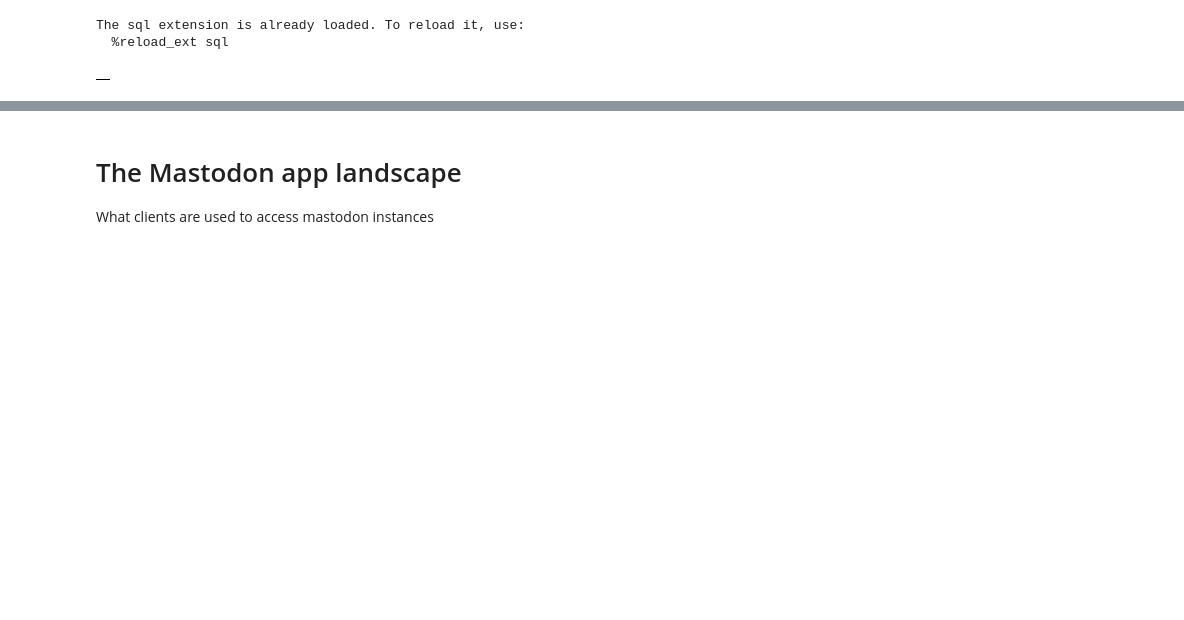
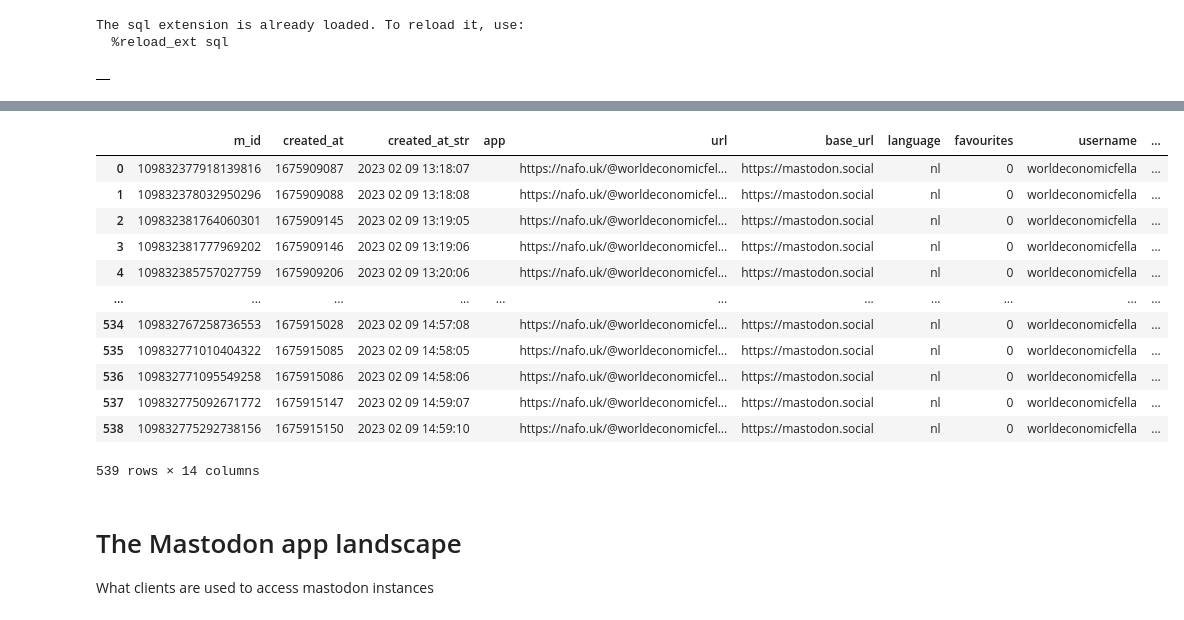
Before and after one commit to saubury/mastodon-stream, a Jupyter notebook: notebooks/mastodon-analysis.ipynb, the cells around one changed output, grey strips where cells are left out. Saved outputs shown, nothing was run; the diff lists cells and outputs as text; code cells hidden in the pictures; blank space fills up the shorter version.

Commit message:
Data analysis and images

```diff
--- a/notebooks/mastodon-analysis.ipynb
+++ b/notebooks/mastodon-analysis.ipynb
@@ -64,3 +61,24 @@ from mastodon_toot_raw mr left outer join language ln on (mr.language = ln.lang_
+# %%
+%%sql
+
+select *
+from  read_parquet('../data_tmp/mastodon-topic*')
+where username = 'worldeconomicfella'
+;
+# %% [output]
+|  | m_id | created_at | created_at_str | app | url | base_url | language | favourites | username | ... |
+| 0 | 109832377918139816 | 1675909087 | 2023 02 09 13:18:07 |  | https://nafo.uk/@worldeconomicfel... | https://mastodon.social | nl | 0 | worldeconomicfella | ... |
+| 1 | 109832378032950296 | 1675909088 | 2023 02 09 13:18:08 |  | https://nafo.uk/@worldeconomicfel... | https://mastodon.social | nl | 0 | worldeconomicfella | ... |
+| 2 | 109832381764060301 | 1675909145 | 2023 02 09 13:19:05 |  | https://nafo.uk/@worldeconomicfel... | https://mastodon.social | nl | 0 | worldeconomicfella | ... |
+| 3 | 109832381777969202 | 1675909146 | 2023 02 09 13:19:06 |  | https://nafo.uk/@worldeconomicfel... | https://mastodon.social | nl | 0 | worldeconomicfella | ... |
+| 4 | 109832385757027759 | 1675909206 | 2023 02 09 13:20:06 |  | https://nafo.uk/@worldeconomicfel... | https://mastodon.social | nl | 0 | worldeconomicfella | ... |
+| ... | ... | ... | ... | ... | ... | ... | ... | ... | ... | ... |
+| 534 | 109832767258736553 | 1675915028 | 2023 02 09 14:57:08 |  | https://nafo.uk/@worldeconomicfel... | https://mastodon.social | nl | 0 | worldeconomicfella | ... |
+| 535 | 109832771010404322 | 1675915085 | 2023 02 09 14:58:05 |  | https://nafo.uk/@worldeconomicfel... | https://mastodon.social | nl | 0 | worldeconomicfella | ... |
+| 536 | 109832771095549258 | 1675915086 | 2023 02 09 14:58:06 |  | https://nafo.uk/@worldeconomicfel... | https://mastodon.social | nl | 0 | worldeconomicfella | ... |
+| 537 | 109832775092671772 | 1675915147 | 2023 02 09 14:59:07 |  | https://nafo.uk/@worldeconomicfel... | https://mastodon.social | nl | 0 | worldeconomicfella | ... |
+| 538 | 109832775292738156 | 1675915150 | 2023 02 09 14:59:10 |  | https://nafo.uk/@worldeconomicfel... | https://mastodon.social | nl | 0 | worldeconomicfella | ... |
+539 rows × 14 columns
 # %% [markdown]
 # The Mastodon app landscape
 What clients are used to access mastodon instances
```
Also changed, not shown: parts of 10 cells of this notebook, 4 other files.
